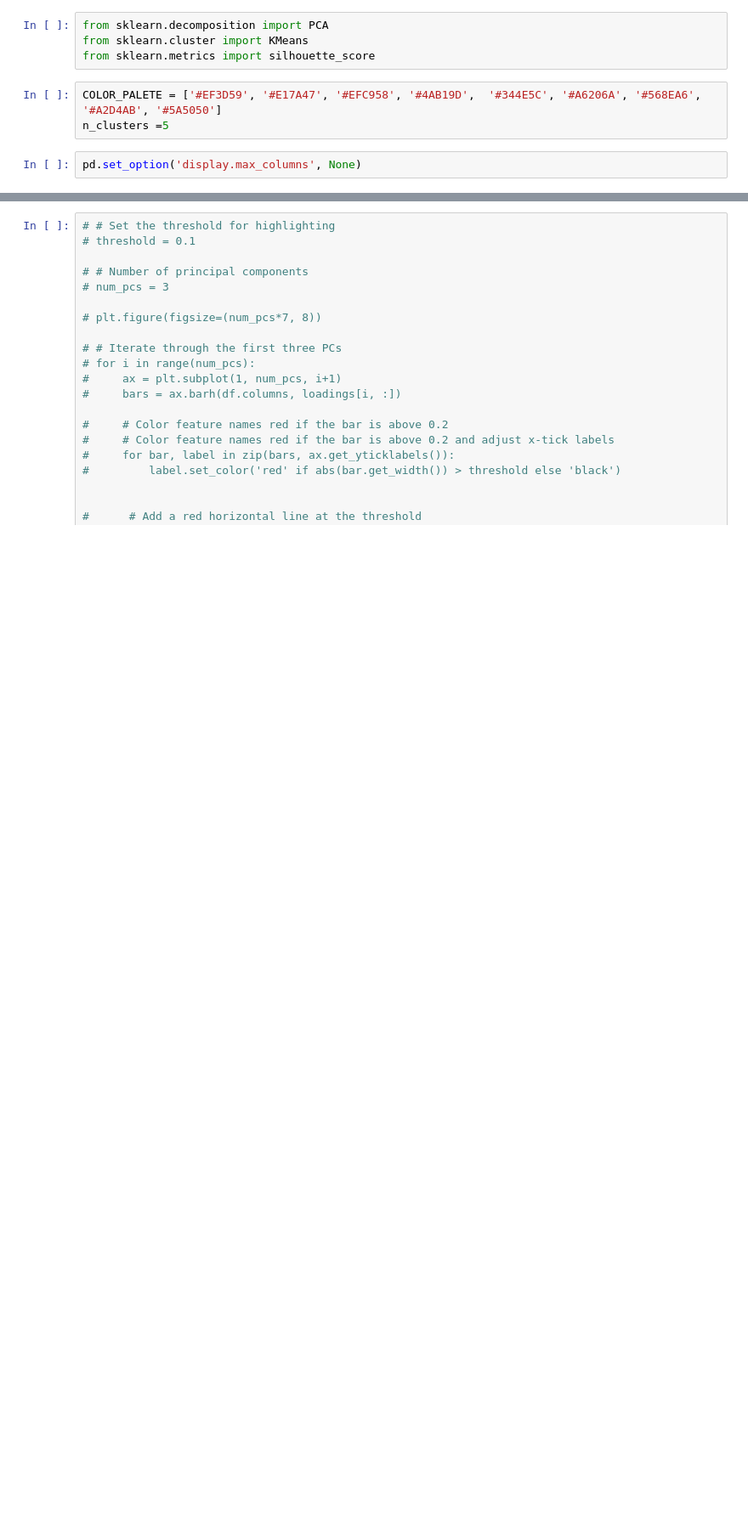
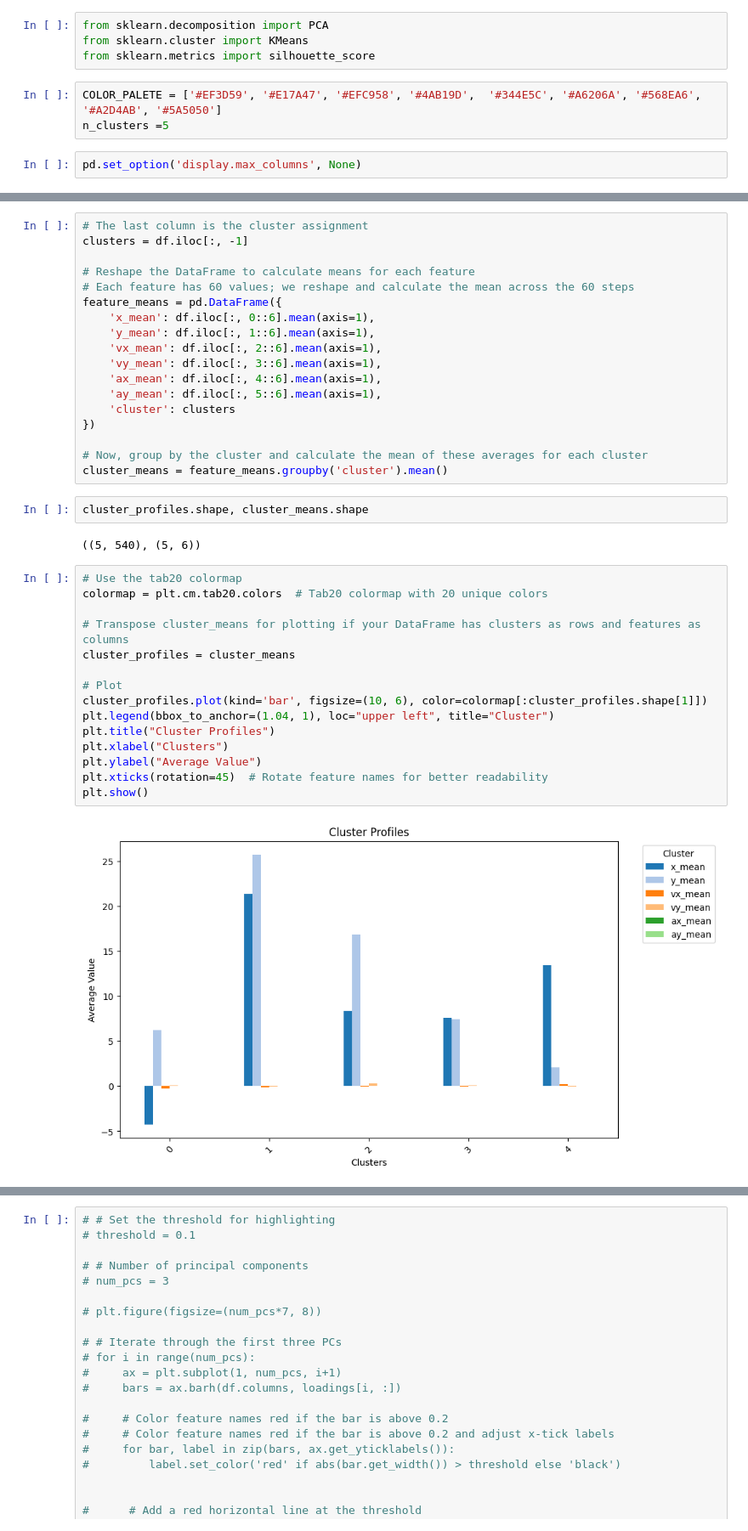
Before and after one commit to kfragkedaki/Pedestrian_Project, a Jupyter notebook: test.ipynb, the cells around one changed output, grey strips where cells are left out. Shown at 85% size. Drawn from its saved outputs; the diff is of its cells as text; blank space fills up the shorter version.

```diff
--- a/test.ipynb
+++ b/test.ipynb
@@ -155,0 +189,39 @@ pd.set_option('display.max_columns', None)
+# %%
+# The last column is the cluster assignment
+clusters = df.iloc[:, -1]
+
+# Reshape the DataFrame to calculate means for each feature
+# Each feature has 60 values; we reshape and calculate the mean across the 60 steps
+feature_means = pd.DataFrame({
+    'x_mean': df.iloc[:, 0::6].mean(axis=1),
+    'y_mean': df.iloc[:, 1::6].mean(axis=1),
+    'vx_mean': df.iloc[:, 2::6].mean(axis=1),
+    'vy_mean': df.iloc[:, 3::6].mean(axis=1),
+    'ax_mean': df.iloc[:, 4::6].mean(axis=1),
+    'ay_mean': df.iloc[:, 5::6].mean(axis=1),
+    'cluster': clusters
+})
+
+# Now, group by the cluster and calculate the mean of these averages for each cluster
+cluster_means = feature_means.groupby('cluster').mean()
+# %%
+cluster_profiles.shape, cluster_means.shape
+# %% [output]
+((5, 540), (5, 6))
+# %%
+# Use the tab20 colormap
+colormap = plt.cm.tab20.colors  # Tab20 colormap with 20 unique colors
+
+# Transpose cluster_means for plotting if your DataFrame has clusters as rows and features as columns
+cluster_profiles = cluster_means
+
+# Plot
+cluster_profiles.plot(kind='bar', figsize=(10, 6), color=colormap[:cluster_profiles.shape[1]])
+plt.legend(bbox_to_anchor=(1.04, 1), loc="upper left", title="Cluster")
+plt.title("Cluster Profiles")
+plt.xlabel("Clusters")
+plt.ylabel("Average Value")
+plt.xticks(rotation=45)  # Rotate feature names for better readability
+plt.show()
+# %% [output]
+[figure, added]
```
Also changed, not shown: parts of 22 cells of this notebook.
